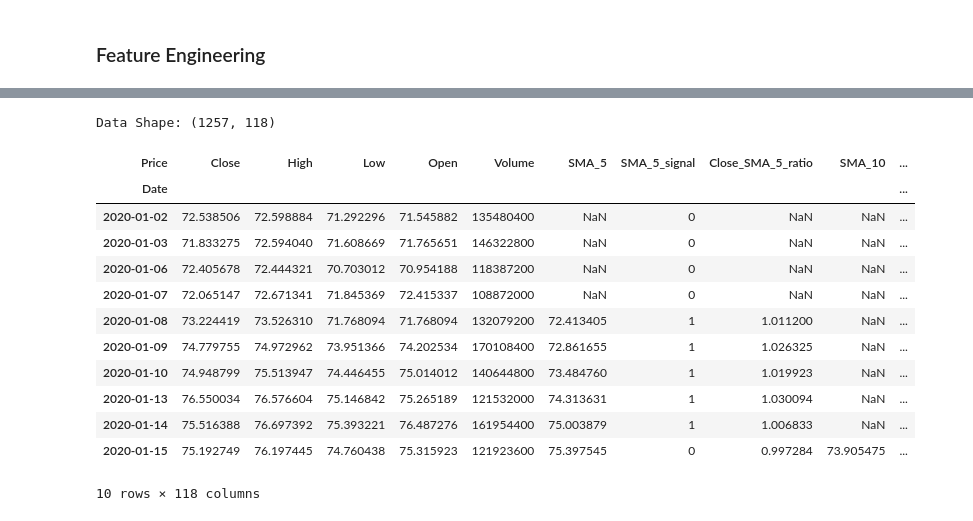
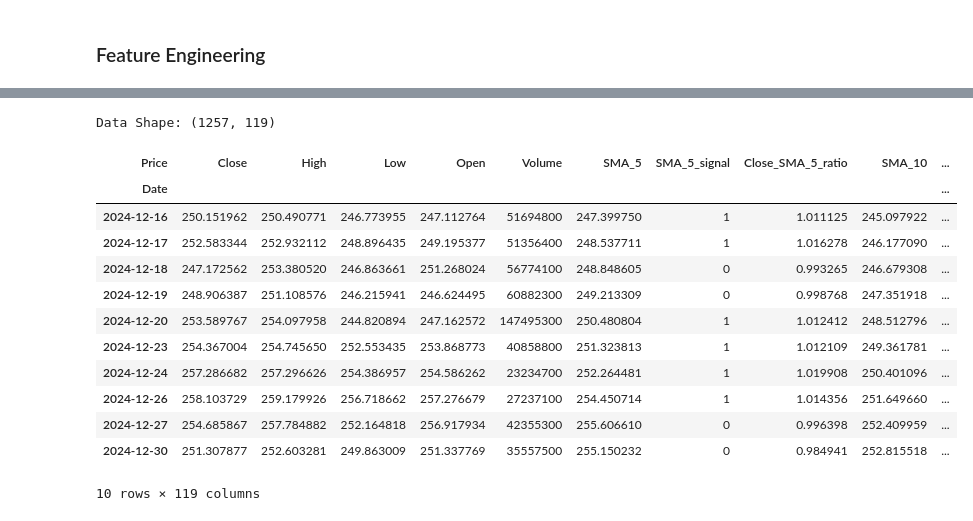
Before and after one commit to mutiel-ds/trading-algorithms, a Jupyter notebook: data.ipynb, the cells around one changed output, grey strips where cells are left out. Drawn from its saved outputs; the diff is of its cells as text; code cells hidden in the pictures.

```diff
--- a/data.ipynb
+++ b/data.ipynb
@@ -98,9 +99,12 @@ data_types:
         zero_volume_days: 0
 # %% [markdown]
 ### Feature Engineering
+# %%
+target_days: int = 5
+target_col: str = f'target_{target_days}d'
 # %%
 feature_engineering: FeatureEngineer = FeatureEngineer(df=cleaned_data)
-feature_engineering.generate_all_features()
+feature_engineering.generate_all_features(target_days=target_days)
 features_df: pd.DataFrame = feature_engineering.df
 print(f"Data Shape: {features_df.shape}")
 features_df.tail(n=10)
@@ -124,17 +130,17 @@ features_df.tail(n=10)
-Data Shape: (1257, 118)
+Data Shape: (1257, 119)
 | Price | Close | High | Low | Open | Volume | SMA_5 | SMA_5_signal | Close_SMA_5_ratio | SMA_10 | ... |
 | Date |  |  |  |  |  |  |  |  |  | ... |
-| 2020-01-02 | 72.538506 | 72.598884 | 71.292296 | 71.545882 | 135480400 | NaN | 0 | NaN | NaN | ... |
-| 2020-01-03 | 71.833275 | 72.594040 | 71.608669 | 71.765651 | 146322800 | NaN | 0 | NaN | NaN | ... |
-| 2020-01-06 | 72.405678 | 72.444321 | 70.703012 | 70.954188 | 118387200 | NaN | 0 | NaN | NaN | ... |
-| 2020-01-07 | 72.065147 | 72.671341 | 71.845369 | 72.415337 | 108872000 | NaN | 0 | NaN | NaN | ... |
-| 2020-01-08 | 73.224419 | 73.526310 | 71.768094 | 71.768094 | 132079200 | 72.413405 | 1 | 1.011200 | NaN | ... |
-| 2020-01-09 | 74.779755 | 74.972962 | 73.951366 | 74.202534 | 170108400 | 72.861655 | 1 | 1.026325 | NaN | ... |
-| 2020-01-10 | 74.948799 | 75.513947 | 74.446455 | 75.014012 | 140644800 | 73.484760 | 1 | 1.019923 | NaN | ... |
-| 2020-01-13 | 76.550034 | 76.576604 | 75.146842 | 75.265189 | 121532000 | 74.313631 | 1 | 1.030094 | NaN | ... |
-| 2020-01-14 | 75.516388 | 76.697392 | 75.393221 | 76.487276 | 161954400 | 75.003879 | 1 | 1.006833 | NaN | ... |
-| 2020-01-15 | 75.192749 | 76.197445 | 74.760438 | 75.315923 | 121923600 | 75.397545 | 0 | 0.997284 | 73.905475 | ... |
+| 2024-12-16 | 250.151962 | 250.490771 | 246.773955 | 247.112764 | 51694800 | 247.399750 | 1 | 1.011125 | 245.097922 | ... |
+| 2024-12-17 | 252.583344 | 252.932112 | 248.896435 | 249.195377 | 51356400 | 248.537711 | 1 | 1.016278 | 246.177090 | ... |
+| 2024-12-18 | 247.172562 | 253.380520 | 246.863661 | 251.268024 | 56774100 | 248.848605 | 0 | 0.993265 | 246.679308 | ... |
+| 2024-12-19 | 248.906387 | 251.108576 | 246.215941 | 246.624495 | 60882300 | 249.213309 | 0 | 0.998768 | 247.351918 | ... |
+| 2024-12-20 | 253.589767 | 254.097958 | 244.820894 | 247.162572 | 147495300 | 250.480804 | 1 | 1.012412 | 248.512796 | ... |
+| 2024-12-23 | 254.367004 | 254.745650 | 252.553435 | 253.868773 | 40858800 | 251.323813 | 1 | 1.012109 | 249.361781 | ... |
+| 2024-12-24 | 257.286682 | 257.296626 | 254.386957 | 254.586262 | 23234700 | 252.264481 | 1 | 1.019908 | 250.401096 | ... |
+| 2024-12-26 | 258.103729 | 259.179926 | 256.718662 | 257.276679 | 27237100 | 254.450714 | 1 | 1.014356 | 251.649660 | ... |
+| 2024-12-27 | 254.685867 | 257.784882 | 252.164818 | 256.917934 | 42355300 | 255.606610 | 0 | 0.996398 | 252.409959 | ... |
+| 2024-12-30 | 251.307877 | 252.603281 | 249.863009 | 251.337769 | 35557500 | 255.150232 | 0 | 0.984941 | 252.815518 | ... |
-10 rows × 118 columns
+10 rows × 119 columns
 # %%
 feature_summary: Dict[str, Any] = feature_engineering.get_feature_summary()
 print_dict(obj=feature_summary)
```
Also changed, not shown: parts of 15 cells of this notebook, 4 other files.
